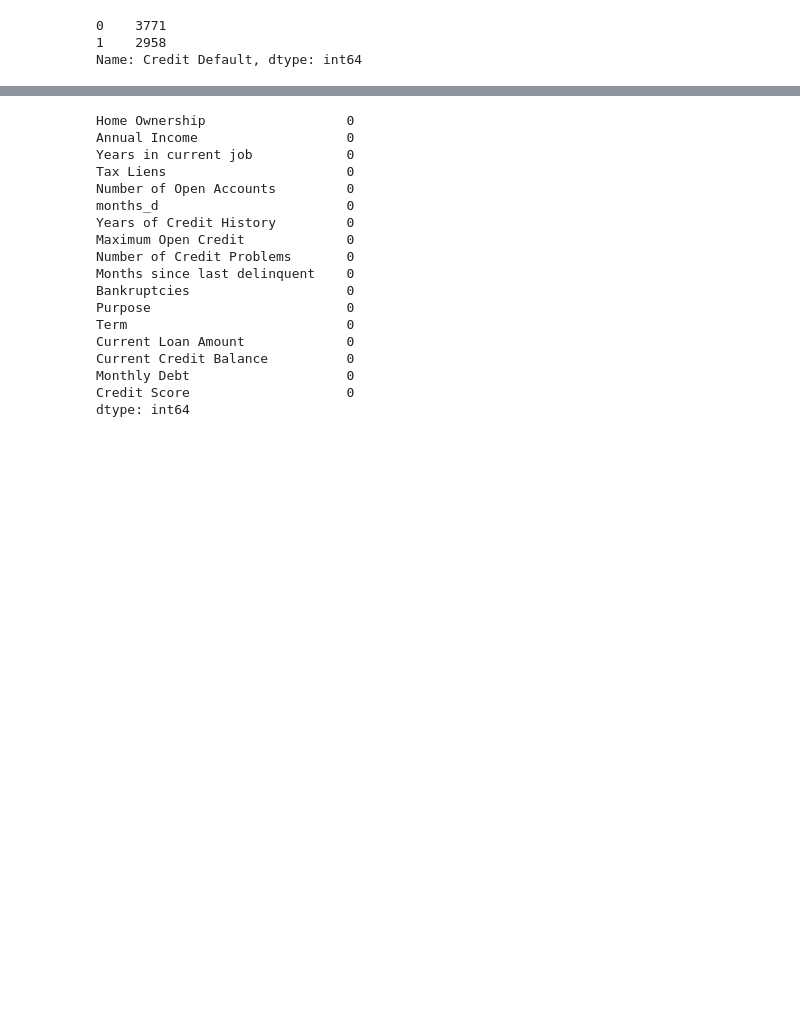
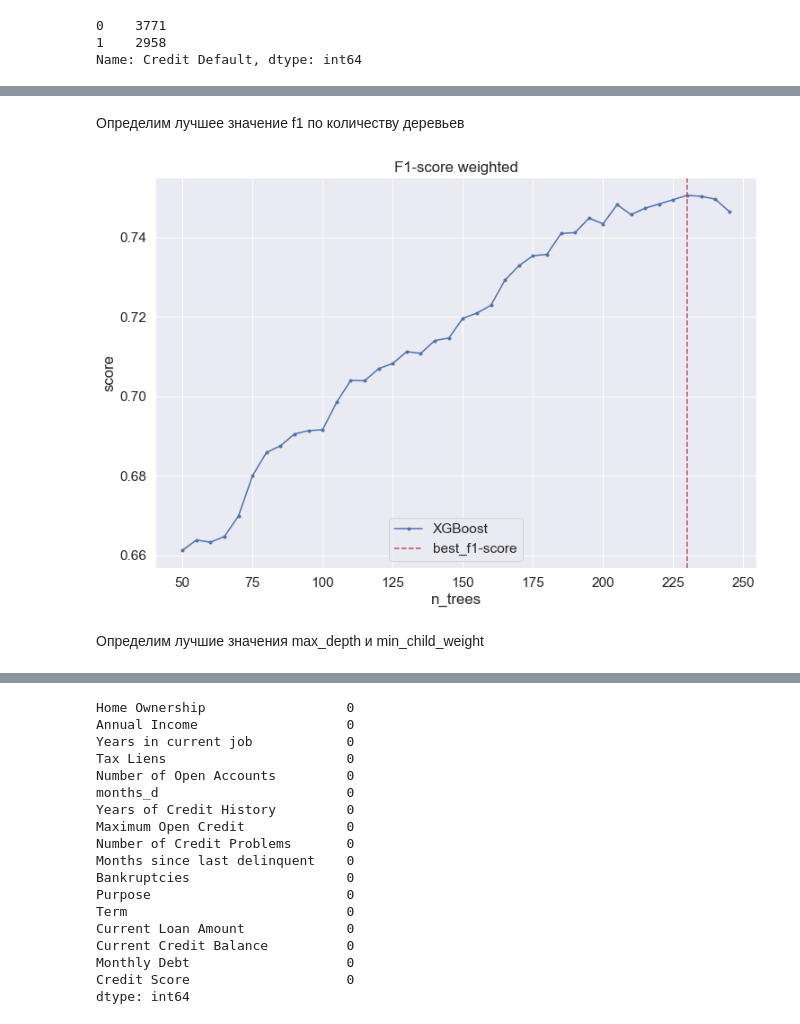
Before and after one commit to OzzyPeople/scoring, a Jupyter notebook: ozernov_solution.ipynb, the cells around one changed output, grey strips where cells are left out. Saved outputs shown, nothing was run; the diff lists cells and outputs as text; code cells hidden in the pictures; blank space fills up the shorter version.

```diff
--- a/ozernov_solution.ipynb
+++ b/ozernov_solution.ipynb
@@ -265,5 +278,5 @@ NUM_FEATURE_NAMES = ['Annual Income', 'Years in current job', 'Years of Credit H
 # %%
 #'Bankruptcies' - убрали, так как низкая корреляция в данных и модели стали только лучше
-CAT_FEATURE_NAMES = ['Home Ownership', 'Purpose', 'Term', 'months_d' ]
+CAT_FEATURE_NAMES = ['Home Ownership', 'Purpose', 'Term',  'Tax Liens', 'months_d']
 # %%
 SELECTED_FEATURE_NAMES = CAT_FEATURE_NAMES + NUM_FEATURE_NAMES
@@ -423,0 +464,34 @@ Wall time: 1.81 s
+# %%
+#Берем сразу от 50, так как ниже смысла нет, тренд идет от 0
+n_trees = range(50,250, 5)
+# %%
+xgb_scoring = []
+for n_tree in n_trees:
+    estimator =  xgb.XGBClassifier(learning_rate=0.6, max_depth=3, n_estimators=n_tree, min_child_weight=3)
+    score = cross_val_score(estimator, X_train, y_train, \
+                            scoring=make_scorer(f1_score, average='weighted', labels=[1]), cv = 3)
+    xgb_scoring.append(score)
+xgb_scoring = np.asmatrix(xgb_scoring )
+# %% [markdown]
+Определим лучшее значение f1 по количеству деревьев
+# %%
+best_score_f1 = xgb_scoring.mean(axis = 1).max()
+position_best_score = np.where(xgb_scoring.mean(axis = 1) == best_score_f1)[0][0]
+list_n_trees = [x for x in n_trees]
+best_number_of_trees = list_n_trees[position_best_score ]
+# %%
+#Посмотрим на графике результаты
+
+plt.figure(figsize=(12, 8))
+plt.plot(n_trees, xgb_scoring.mean(axis = 1), marker='.', label = 'XGBoost')
+plt.axvline(x=best_number_of_trees, color='r', linestyle='--', label = 'best_f1-score' )
+plt.grid(True)
+plt.xlabel('n_trees')
+plt.ylabel('score')
+plt.title('F1-score weighted')
+plt.legend(loc='lower center')
+plt.show()
+# %% [output]
+[figure, added]
+# %% [markdown]
+Определим лучшие значения max_depth и min_child_weight
```
Also changed, not shown: parts of 69 cells of this notebook.
